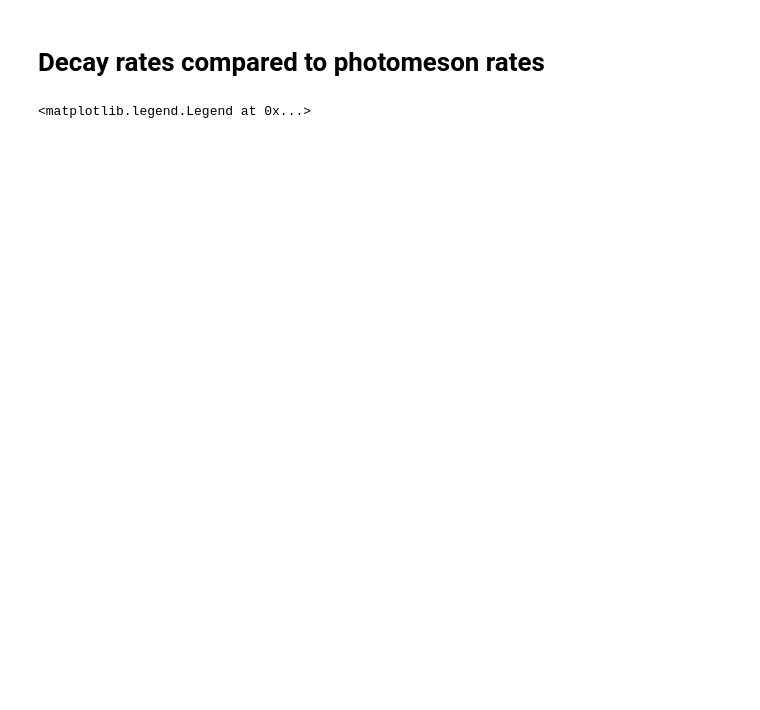
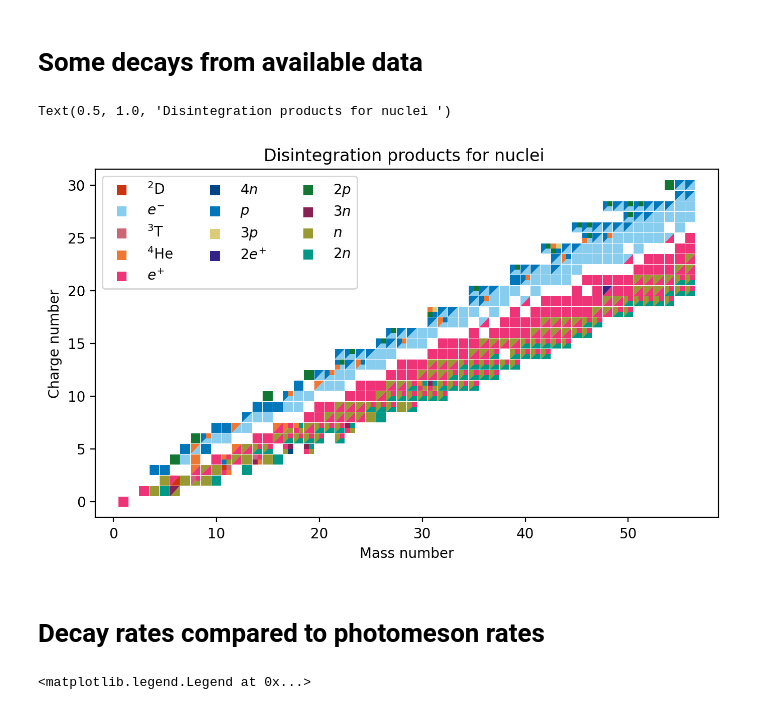
Before and after one commit to mohller/crisp, a Jupyter notebook: examples/Nuclear_Decays.ipynb, the cells around one changed output. Cells and saved outputs as stored; diff of their text form; code cells hidden in the pictures; blank space fills up the shorter version.

```diff
--- a/examples/Nuclear_Decays.ipynb
+++ b/examples/Nuclear_Decays.ipynb
@@ -38,2 +43,62 @@ ic1 = InteractionCore_CRPropA_pdis(data_files)
+# %% [markdown]
+# Some decays from available data
+# %%
+from particle import Particle
+
+getZA = lambda nucid: (nucid % 100, nucid // 100)
+getnum = lambda num: str(num) if num > 1 else ''
+getlabel = lambda nucid: Particle.from_nucleus_info(*getZA(nucid)) if nucid not in [-1, 1] else Particle.from_pdgid(np.sign(nucid)*11)
+
+decays = []
+for nuc, decdata in decdict.items():
+    for chan in decdata['channels']:
+        count_prod = [(chan[1:].count(dau), dau) for dau in sorted(set(chan[1:]))]
+        decays += [getnum(cnt) + getlabel(prod).latex_name for cnt, prod in count_prod]
+
+dlabels = list(set(decays))
+# %%
+plt.subplots(figsize=(8, 4.5), dpi=200)
+
+colors = ['#CC3311', '#88CCEE', '#CC6677', '#EE7733', '#EE3377', '#004488',
+          '#0077BB', '#DDCC77', '#332288', '#117733', '#882255', '#999933', '#009988']
+
+lab_to_color = dict([(dl, col) for dl, col in zip(dlabels, colors)])
+
+for k, (dlab, col) in enumerate(zip(dlabels, colors[:])):
+    plt.scatter([], [], marker='s', s=50, color=col, ec='none', label=r''.join(['$', dlab, '$']))
+plt.legend(ncol=3)
+
+def set_color(chans):
+    decays = []
+
+    for chan in chans:
+        count_prod = [(chan[1:].count(dau), dau) for dau in sorted(set(chan[1:]))]
+        decays += [getnum(cnt) + getlabel(prod).latex_name for cnt, prod in count_prod]
+
+    colors = [lab_to_color[lab] for lab in set(decays)]
+
+    return colors
+
+for nuc, decdata in decdict.items():
+    chans = decdata['channels']
+    color = set_color(chans)
+
+    if len(color) == 1:
+        plt.scatter(nuc//100, nuc % 100, marker='s', s=50, color=color[0], ec='none')
+    else:
+        marker = [
+            [[-1, -1], [-1, 1], [1, 1]],
+            [[-1, -1], [1, -1], [1, 1]],
+            [[0, 1], [1, 1], [1, 0], [0, 0]],
+            [[-1, 0], [0, 0], [0, -1], [-1, -1]]]
+        for k, (mk, col) in enumerate(zip(marker, color)):
+            plt.scatter(nuc//100, nuc % 100, marker=mk, s=50, color=col, ec='none')
+
+plt.xlabel('Mass number')
+plt.ylabel('Charge number')
+plt.title('Disintegration products for nuclei ')
+# %% [output]
+Text(0.5, 1.0, 'Disintegration products for nuclei ')
+[figure, added]
 # %% [markdown]
 # Decay rates compared to photomeson rates
```
Also changed, not shown: parts of 3 cells of this notebook.
